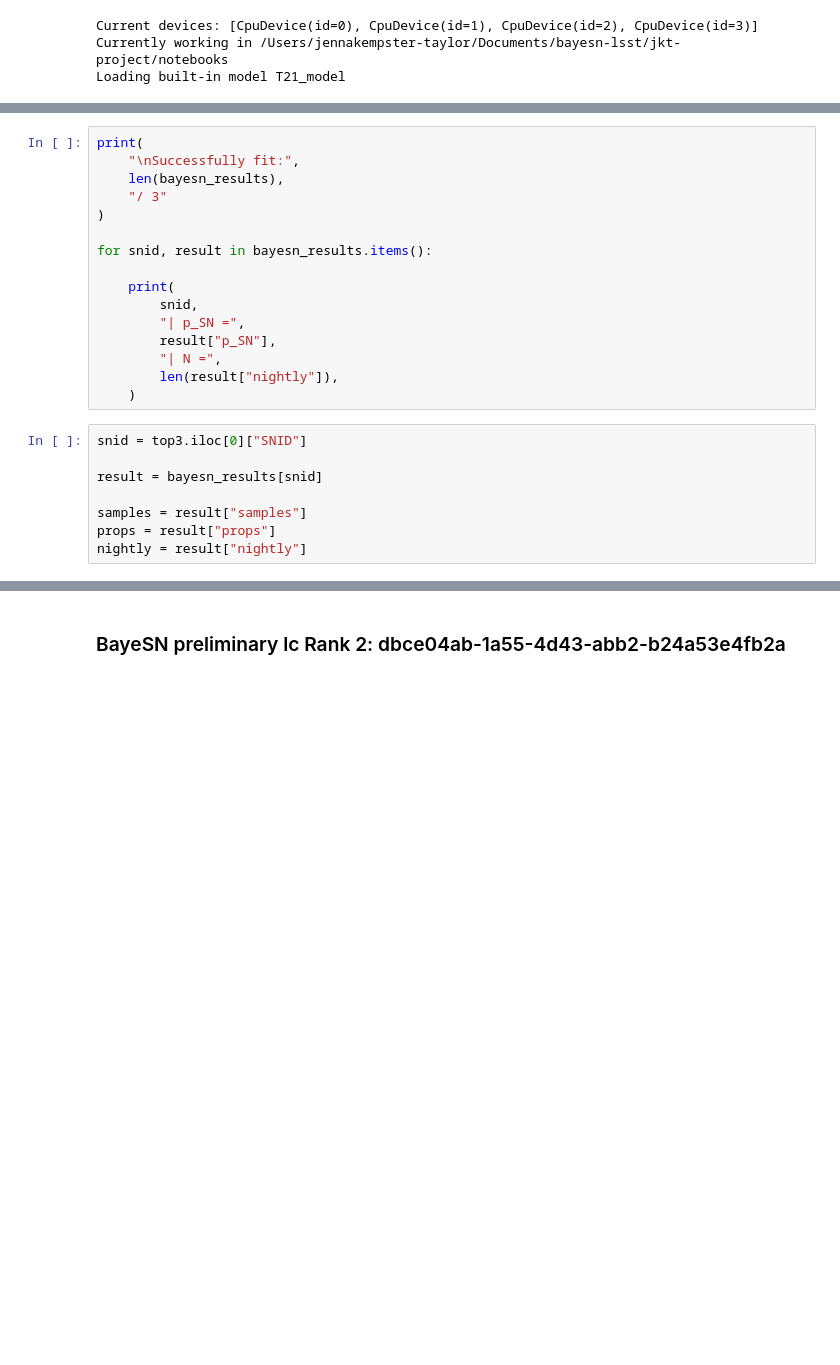
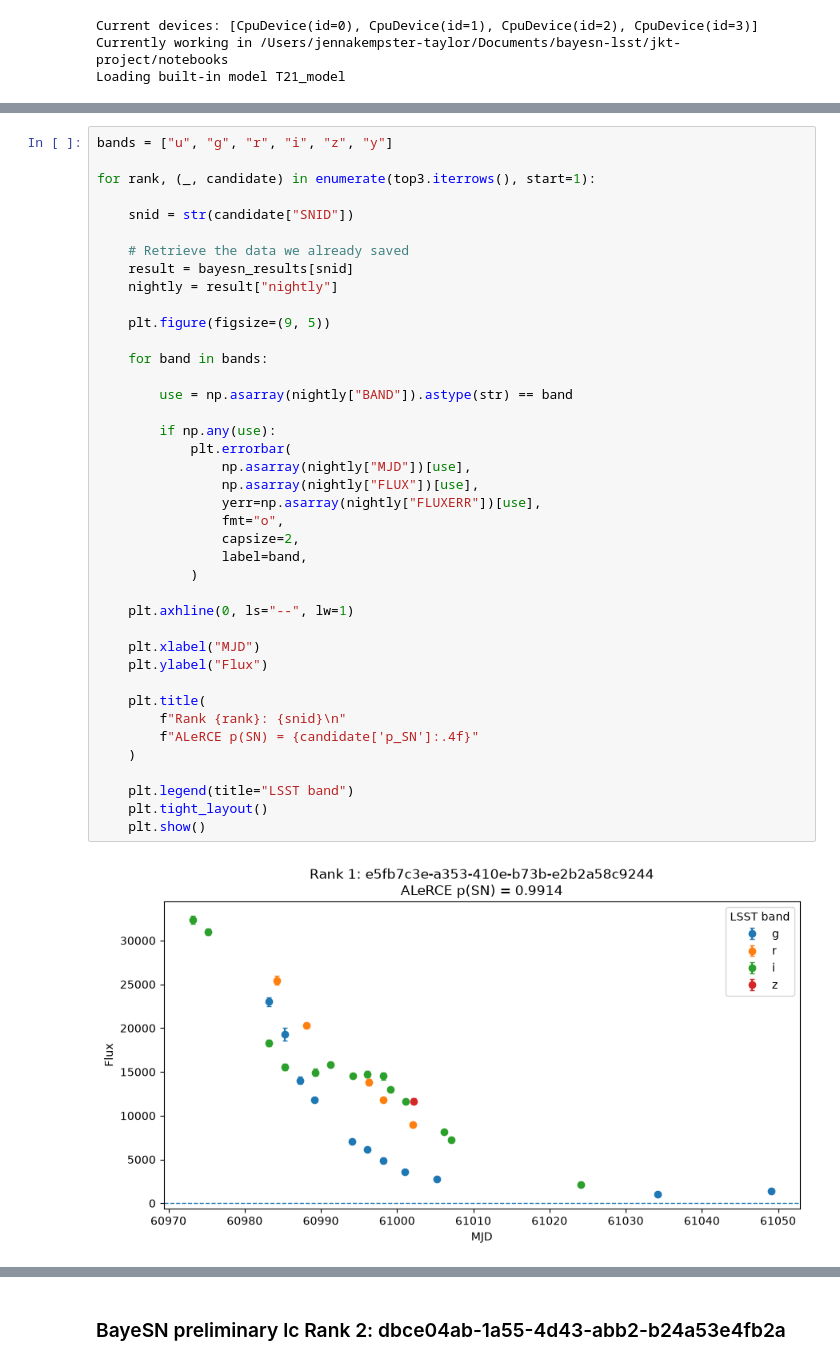
Before and after one commit to jennake/bayesn-lsst-project, a Jupyter notebook: notebooks/alert_fits.ipynb, the cells around one changed output, grey strips where cells are left out. Saved outputs shown, nothing was run; the diff lists cells and outputs as text; blank space fills up the shorter version.

```diff
--- a/notebooks/alert_fits.ipynb
+++ b/notebooks/alert_fits.ipynb
@@ -1537,24 +1588,42 @@ Peak MJD = 60973.16796875
-# %%
-print(
-    "\nSuccessfully fit:",
-    len(bayesn_results),
-    "/ 3"
-)
-
-for snid, result in bayesn_results.items():
-
-    print(
-        snid,
-        "| p_SN =",
-        result["p_SN"],
-        "| N =",
-        len(result["nightly"]),
-    )
-# %%
-snid = top3.iloc[0]["SNID"]
-
-result = bayesn_results[snid]
-
-samples = result["samples"]
-props = result["props"]
-nightly = result["nightly"]
+# %%
+bands = ["u", "g", "r", "i", "z", "y"]
+
+for rank, (_, candidate) in enumerate(top3.iterrows(), start=1):
+
+    snid = str(candidate["SNID"])
+
+    # Retrieve the data we already saved
+    result = bayesn_results[snid]
+    nightly = result["nightly"]
+
+    plt.figure(figsize=(9, 5))
+
+    for band in bands:
+
+        use = np.asarray(nightly["BAND"]).astype(str) == band
+
+        if np.any(use):
+            plt.errorbar(
+                np.asarray(nightly["MJD"])[use],
+                np.asarray(nightly["FLUX"])[use],
+                yerr=np.asarray(nightly["FLUXERR"])[use],
+                fmt="o",
+                capsize=2,
+                label=band,
+            )
+
+    plt.axhline(0, ls="--", lw=1)
+
+    plt.xlabel("MJD")
+    plt.ylabel("Flux")
+
+    plt.title(
+        f"Rank {rank}: {snid}\n"
+        f"ALeRCE p(SN) = {candidate['p_SN']:.4f}"
+    )
+
+    plt.legend(title="LSST band")
+    plt.tight_layout()
+    plt.show()
+# %% [output]
+[figure, added]
```
Also changed, not shown: parts of 29 cells of this notebook.
